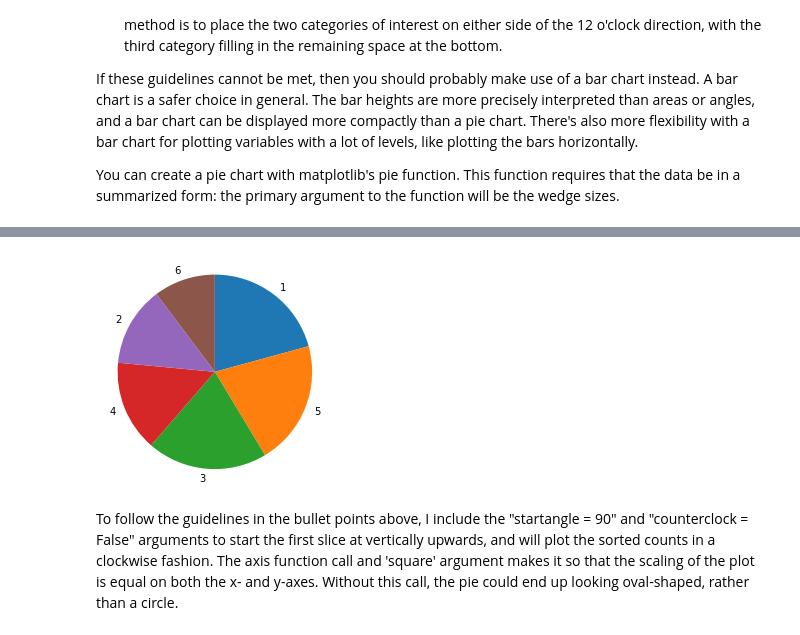
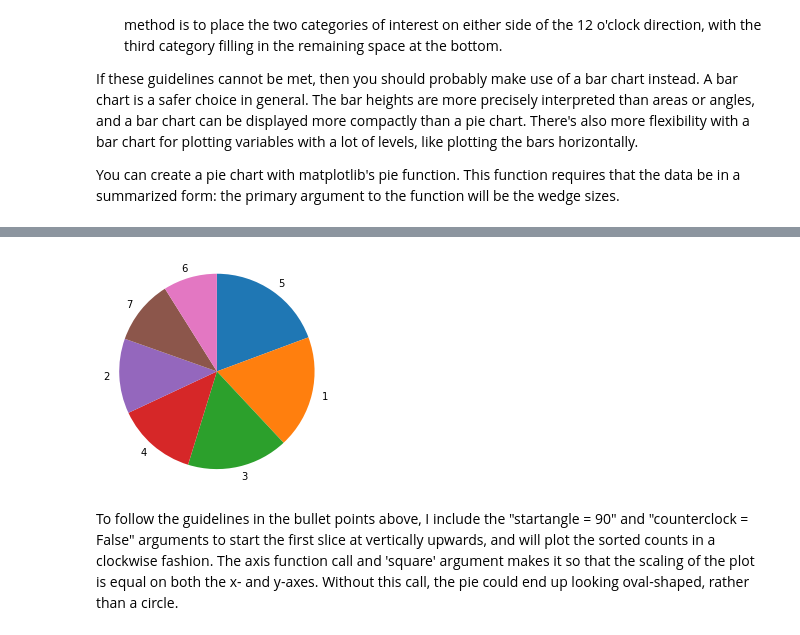
Before and after one commit to A2Amir/Data-Visualization-in-Data-Science-Process, a Jupyter notebook: Code/Pie Charts.ipynb, the cells around one changed output, grey strips where cells are left out. Saved outputs shown, nothing was run; the diff lists cells and outputs as text; code cells hidden in the pictures.

```diff
--- a/Code/Pie Charts.ipynb
+++ b/Code/Pie Charts.ipynb
@@ -35,9 +35,9 @@ df.head()
 # %%
-sorted_counts=df['Generation'].value_counts()
+sorted_counts=df['generation_id'].value_counts()
 plt.pie(sorted_counts,labels=sorted_counts.index,startangle=90,counterclock=False);
 plt.axis('square');
 # %% [output]
-[figure, old version]
+[figure, new version]
 # %% [markdown]
 To follow the guidelines in the bullet points above, I include the "startangle = 90" and "counterclock = False" arguments to start the first slice at vertically upwards, and will plot the sorted counts in a clockwise fashion. The axis function call and 'square' argument makes it so that the scaling of the plot is equal on both the x- and y-axes. Without this call, the pie could end up looking oval-shaped, rather than a circle.
 # %% [markdown]
```
Also changed, not shown: parts of 2 cells of this notebook, 10 other files.
